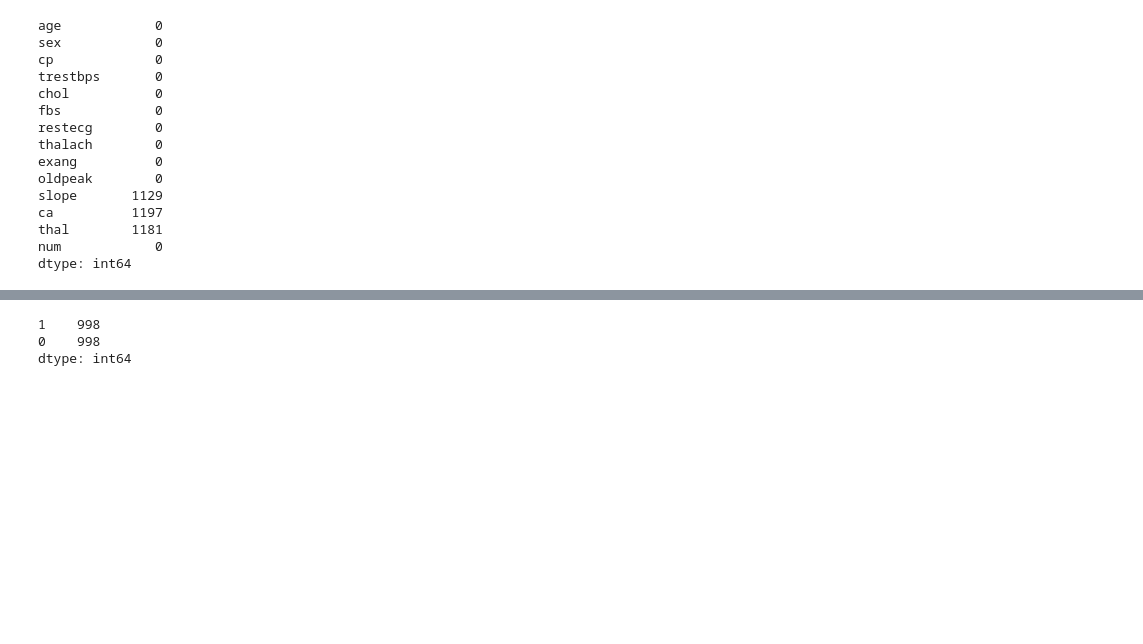
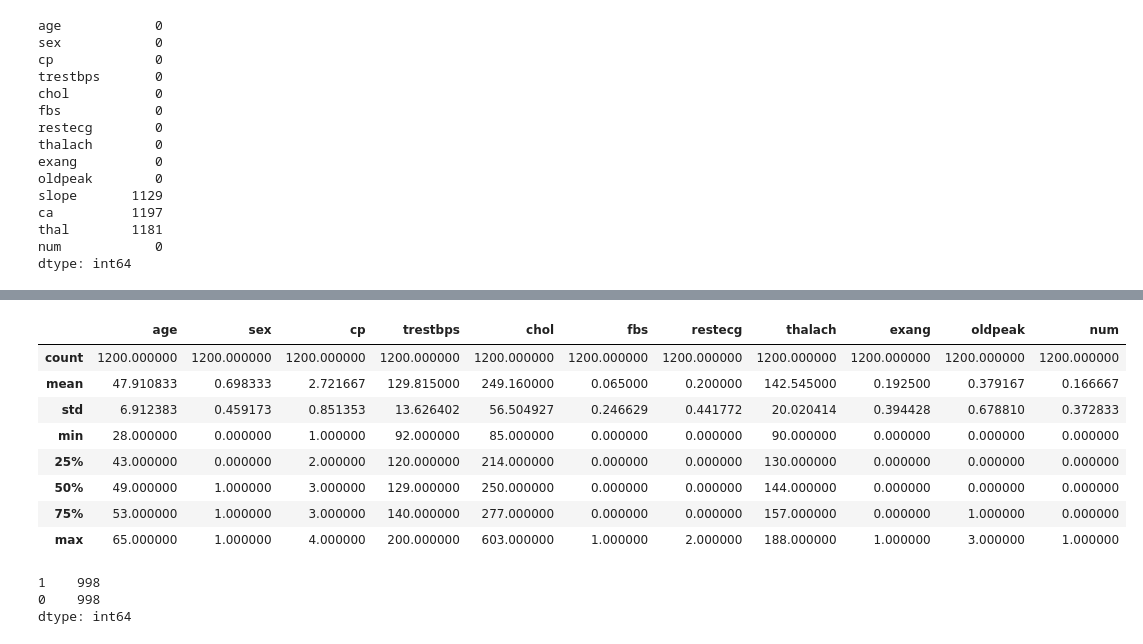
Before and after one commit to ericjonathan6/Praktikum2, a Jupyter notebook: Praktikum2.ipynb, the cells around one changed output, grey strips where cells are left out. Cells and saved outputs as stored; diff of their text form; code cells hidden in the pictures; blank space fills up the shorter version.

```diff
--- a/Praktikum2.ipynb
+++ b/Praktikum2.ipynb
@@ -52,0 +74,12 @@ dtype: int64
+# %%
+df.describe()
+# %% [output]
+|  | age | sex | cp | trestbps | chol | fbs | restecg | thalach | exang | oldpeak | num |
+| count | 1200.000000 | 1200.000000 | 1200.000000 | 1200.000000 | 1200.000000 | 1200.000000 | 1200.000000 | 1200.000000 | 1200.000000 | 1200.000000 | 1200.000000 |
+| mean | 47.910833 | 0.698333 | 2.721667 | 129.815000 | 249.160000 | 0.065000 | 0.200000 | 142.545000 | 0.192500 | 0.379167 | 0.166667 |
+| std | 6.912383 | 0.459173 | 0.851353 | 13.626402 | 56.504927 | 0.246629 | 0.441772 | 20.020414 | 0.394428 | 0.678810 | 0.372833 |
+| min | 28.000000 | 0.000000 | 1.000000 | 92.000000 | 85.000000 | 0.000000 | 0.000000 | 90.000000 | 0.000000 | 0.000000 | 0.000000 |
+| 25% | 43.000000 | 0.000000 | 2.000000 | 120.000000 | 214.000000 | 0.000000 | 0.000000 | 130.000000 | 0.000000 | 0.000000 | 0.000000 |
+| 50% | 49.000000 | 1.000000 | 3.000000 | 129.000000 | 250.000000 | 0.000000 | 0.000000 | 144.000000 | 0.000000 | 0.000000 | 0.000000 |
+| 75% | 53.000000 | 1.000000 | 3.000000 | 140.000000 | 277.000000 | 0.000000 | 0.000000 | 157.000000 | 0.000000 | 1.000000 | 0.000000 |
+| max | 65.000000 | 1.000000 | 4.000000 | 200.000000 | 603.000000 | 1.000000 | 2.000000 | 188.000000 | 1.000000 | 3.000000 | 1.000000 |
```
Also changed, not shown: parts of 9 cells of this notebook.
